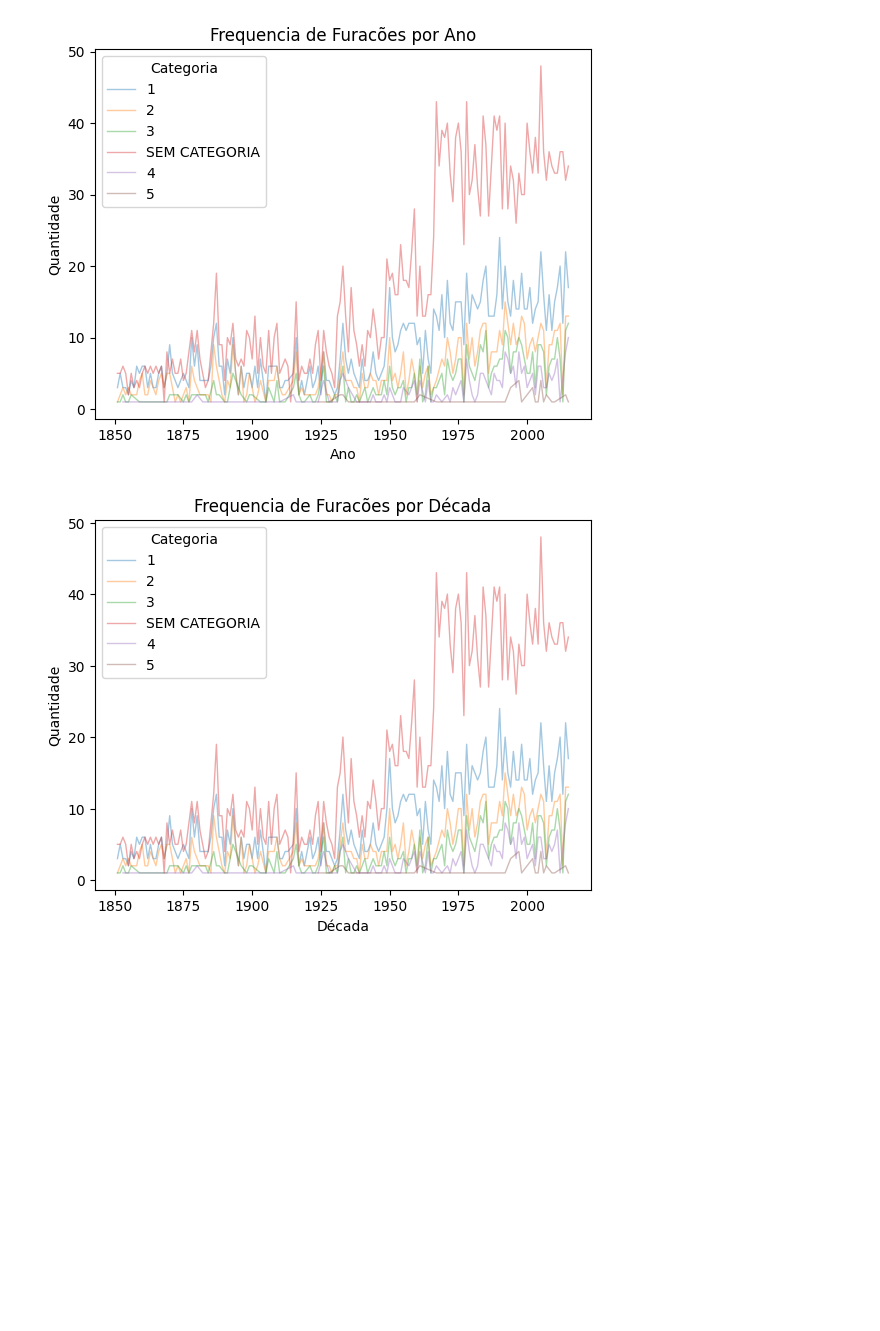
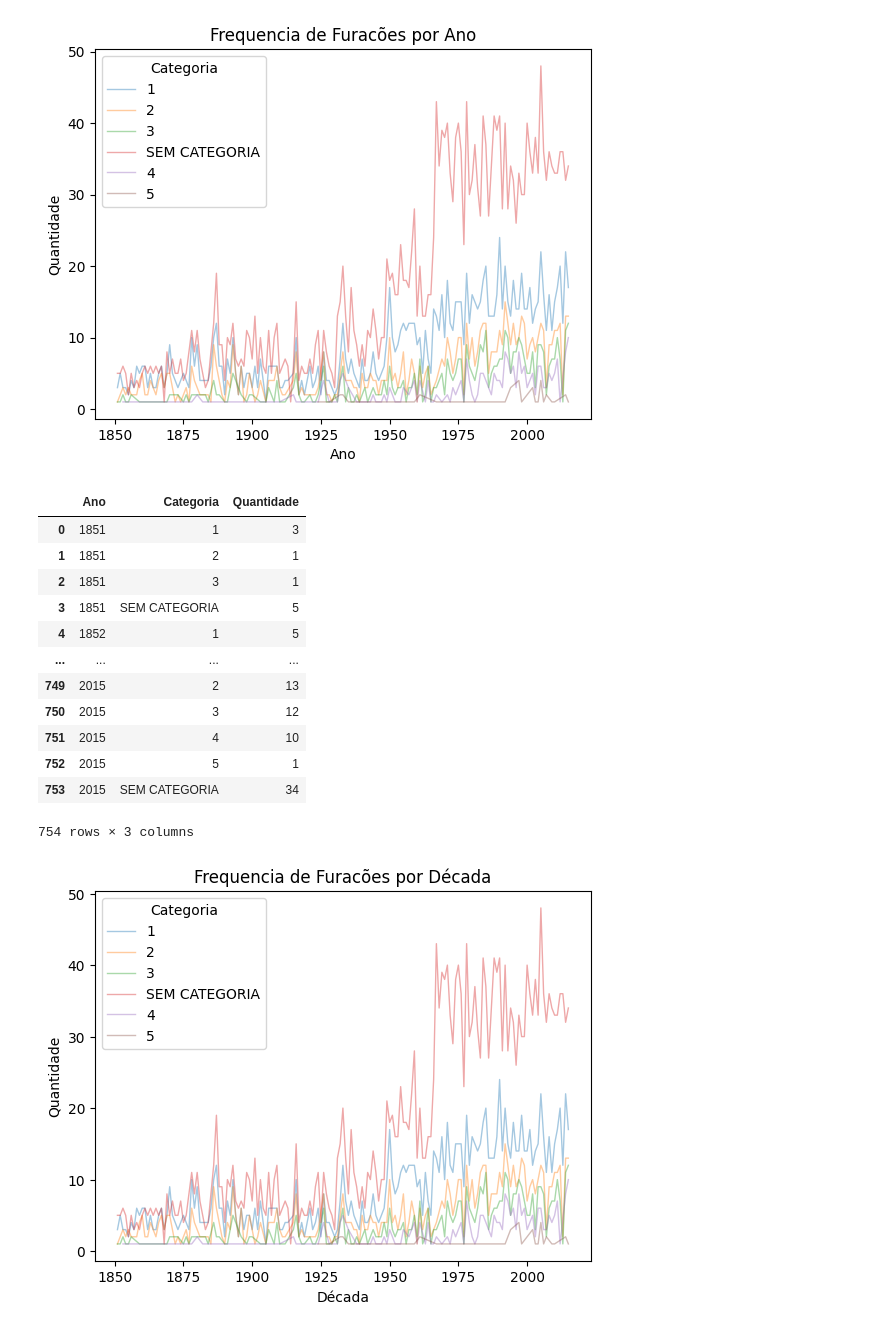
Before and after one commit to kibonusp/processamento-analitico, a Jupyter notebook: consultas.ipynb, the cells around one changed output. Saved outputs shown, nothing was run; the diff lists cells and outputs as text; code cells hidden in the pictures; blank space fills up the shorter version.

```diff
--- a/consultas.ipynb
+++ b/consultas.ipynb
@@ -137,6 +161,22 @@ sns.lineplot(data=df, x='Ano', y='Quantidade', hue='Categoria', lw=1, alpha=0.4,
 plt.show()
 # %% [output]
 [figure]
+# %%
+df
+# %% [output]
+|  | Ano | Categoria | Quantidade |
+| 0 | 1851 | 1 | 3 |
+| 1 | 1851 | 2 | 1 |
+| 2 | 1851 | 3 | 1 |
+| 3 | 1851 | SEM CATEGORIA | 5 |
+| 4 | 1852 | 1 | 5 |
+| ... | ... | ... | ... |
+| 749 | 2015 | 2 | 13 |
+| 750 | 2015 | 3 | 12 |
+| 751 | 2015 | 4 | 10 |
+| 752 | 2015 | 5 | 1 |
+| 753 | 2015 | SEM CATEGORIA | 34 |
+754 rows × 3 columns
 # %%
 frequencias = [frequencia for frequencia in frequencias]
 
```
Also changed, not shown: parts of 8 cells of this notebook.
